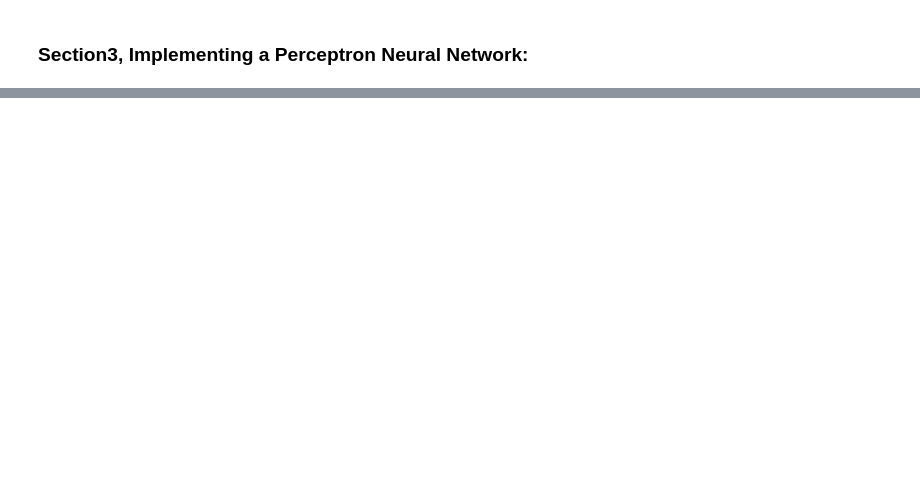
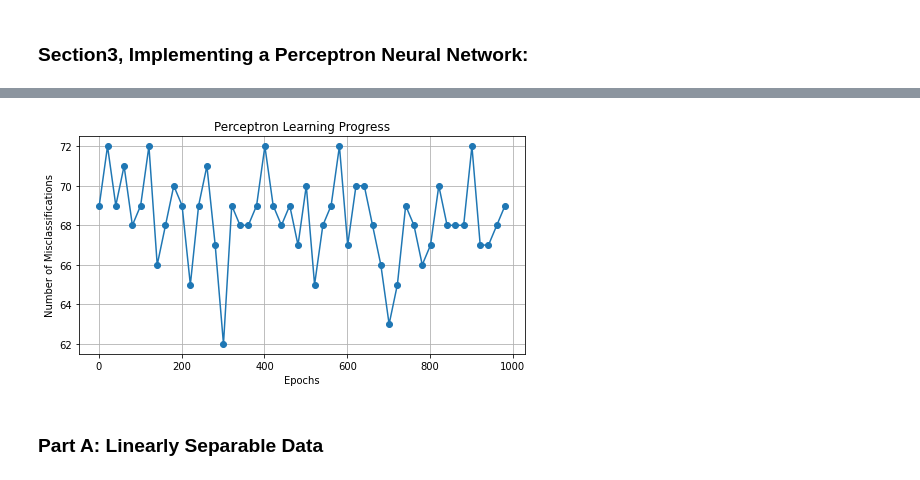
Before and after one commit to Ramtin-BeheshtAeen/intro-to-ml-code, a Jupyter notebook: introduction_to_machine_learning/session-4-Linear Classification and Perceptron Neural Network.ipynb, the cells around one changed output, grey strips where cells are left out. Drawn from its saved outputs; the diff is of its cells as text; code cells hidden in the pictures; blank space fills up the shorter version.

```diff
--- a/introduction_to_machine_learning/session-4-Linear Classification and Perceptron Neural Network.ipynb
+++ b/introduction_to_machine_learning/session-4-Linear Classification and Perceptron Neural Network.ipynb
@@ -178,0 +251,12 @@ SyntaxError: expected ':' (Temp/ipykernel_10872/465624395.py, line 9)
+# %%
+plt.figure(figsize=(8, 4))
+plt.plot(range(1, len(perceptron.errors_) + 1, 20), perceptron.errors_[::20], marker='o')
+plt.xlabel('Epochs')
+plt.ylabel('Number of Misclassifications')
+plt.title('Perceptron Learning Progress')
+plt.grid(True)
+plt.show()
+# %% [output]
+[figure, added]
+# %% [markdown]
+### Part A: Linearly Separable Data
```
Also changed, not shown: parts of 14 cells of this notebook.
